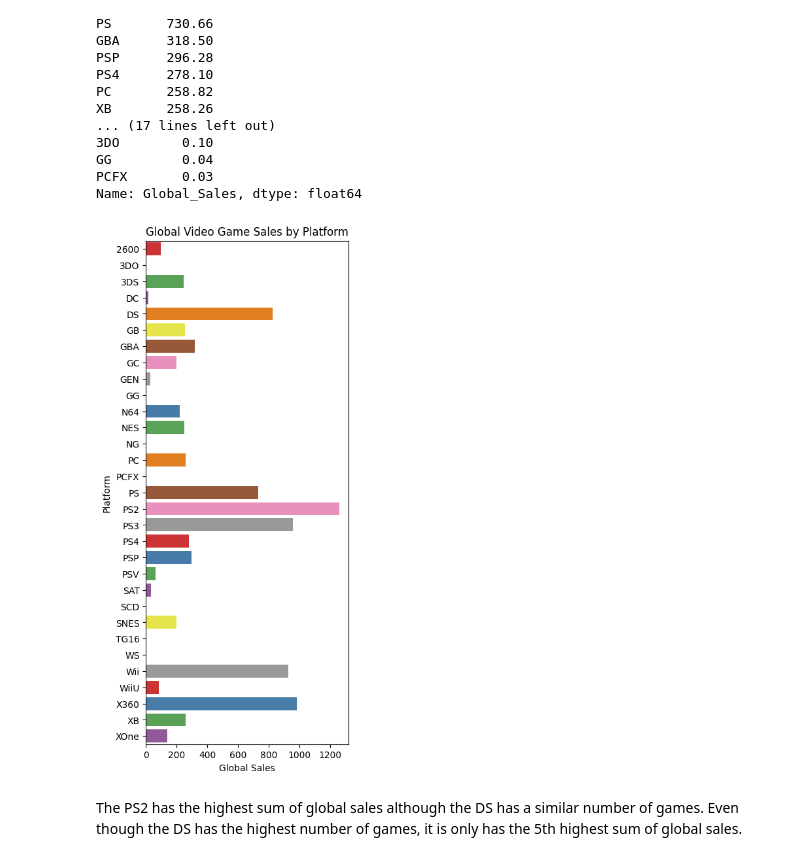
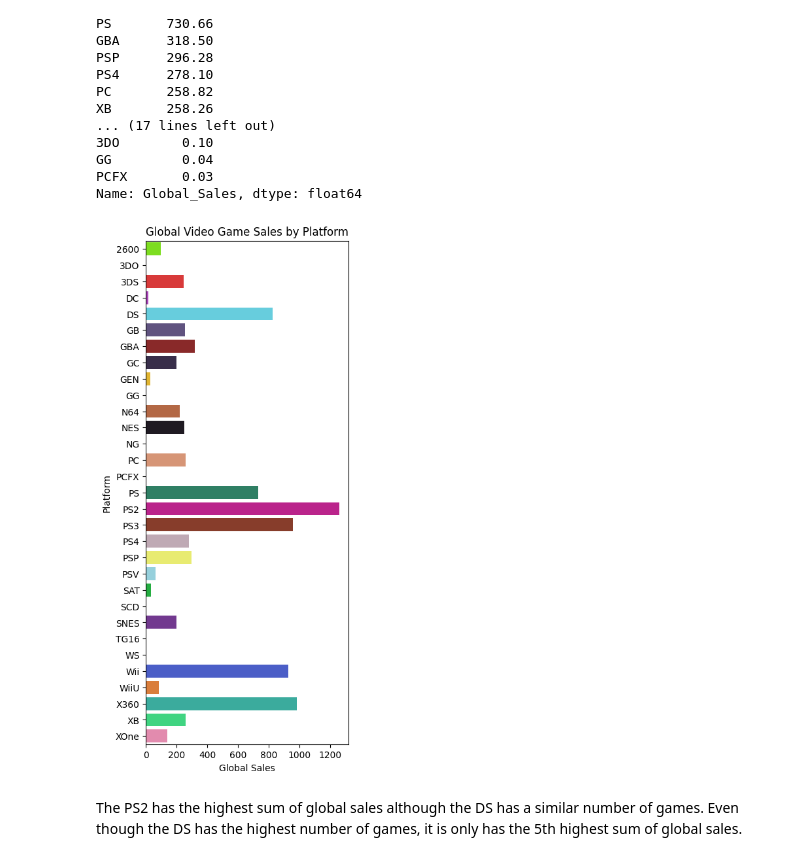
Before and after one commit to nstanfield/Video-Game-Sales-Analysis, a Jupyter notebook: Game_Sales_Analysis.ipynb, the cells around one changed output. Cells and saved outputs as stored; diff of their text form; code cells hidden in the pictures.

```diff
--- a/Game_Sales_Analysis.ipynb
+++ b/Game_Sales_Analysis.ipynb
@@ -385,13 +386,15 @@ PCFX       0.03
 Name: Global_Sales, dtype: float64
 # %%
 plt.figure(figsize=(4,10))
-sns.barplot(x=game_sales_platform.to_list(), y=game_sales_platform.index.to_list(), palette='Set1', orient='h')
+platform_palette = ["#7dfc00", "#277da7", "#f22020", "#b732cc", "#53DBF1", "#5d4c86", "#991919", "#37294f", "#ffc413", "#2f2aa0", "#c56133", '#201923', '#3998f5', '#e68f66', '#946aa2' ,'#228c68', '#d30b94', '#96341c',
+                     '#c3a5b4', '#fcff5d', '#8ad8e8', '#0ec434', '#ffcba5', '#772b9d', '#235b54', '#96341c', '#3750db', '#f47a22', '#29bdab', '#27ED7E', '#f07cab']
+sns.barplot(x=game_sales_platform.to_list(), y=game_sales_platform.index.to_list(), palette=sns.color_palette(platform_palette, 31), orient='h')
 plt.title('Global Video Game Sales by Platform')
 plt.xlabel('Global Sales')
 plt.ylabel('Platform')
 plt.show()
 # %% [output]
-[figure, old version]
+[figure, new version]
 # %% [markdown]
 The PS2 has the highest sum of global sales although the DS has a similar number of games. Even though the DS has the highest number of games, it is only has the 5th highest sum of global sales.
 # %% [markdown]
```
Also changed, not shown: parts of 4 cells of this notebook.
